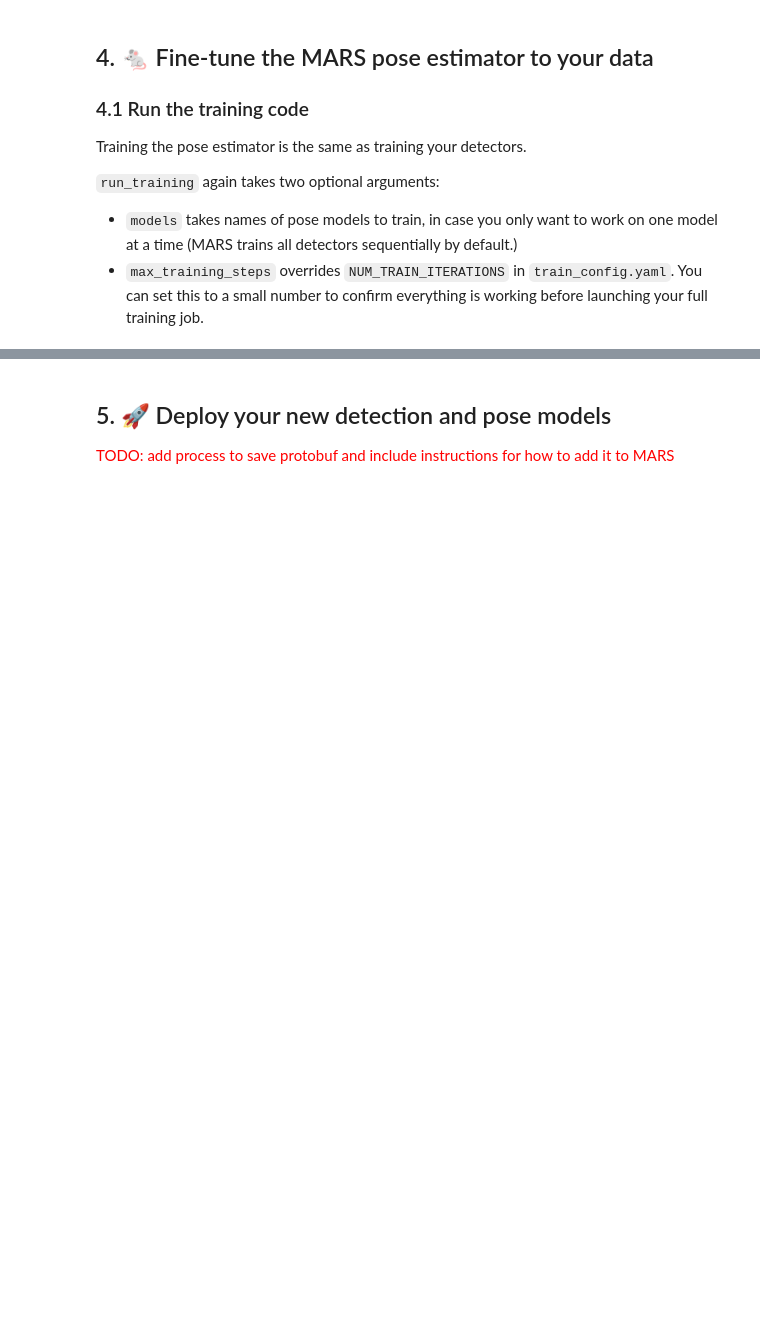
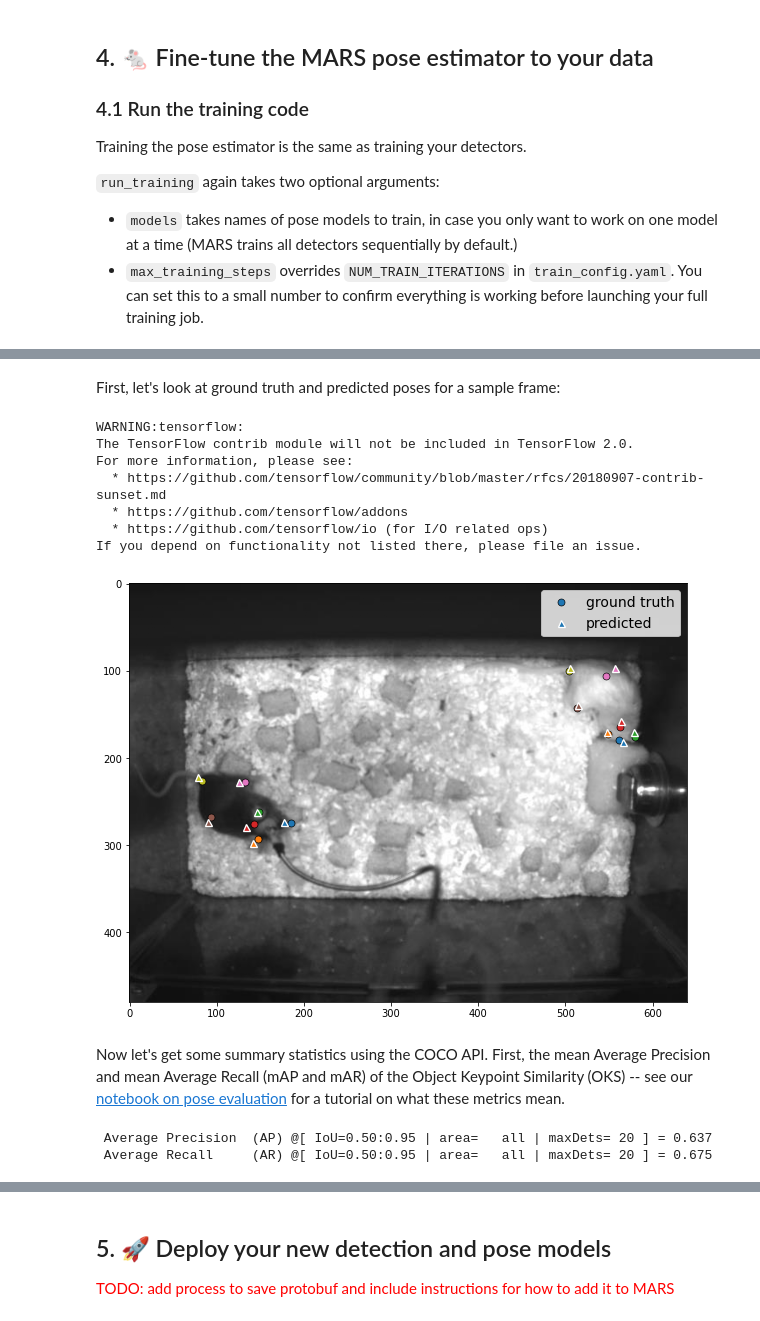
Before and after one commit to neuroethology/MARS_Developer, a Jupyter notebook: MARS_tutorial.ipynb, the cells around one changed output, grey strips where cells are left out. Drawn from its saved outputs; the diff is of its cells as text; code cells hidden in the pictures; blank space fills up the shorter version.

```diff
--- a/MARS_tutorial.ipynb
+++ b/MARS_tutorial.ipynb
@@ -190,0 +162,31 @@ Having chosen our best-performing checkpoint, we'll now create some plots of mod
+# %%
+from hourglass_pose import evaluation
+
+project_path = 'D:\my_project'
+evaluation.run_test(project_path)
+# %% [markdown]
+First, let's look at ground truth and predicted poses for a sample frame:
+# %%
+from hourglass_pose import evaluation
+
+project_path = 'D:\my_project'
+frame_num = 42
+
+evaluation.plot_frame(project_path, frame_num, markersize=7, figsize=[10,10])
+# %% [output]
+WARNING:tensorflow:
+The TensorFlow contrib module will not be included in TensorFlow 2.0.
+For more information, please see:
+  * https://github.com/tensorflow/community/blob/master/rfcs/20180907-contrib-sunset.md
+  * https://github.com/tensorflow/addons
+  * https://github.com/tensorflow/io (for I/O related ops)
+If you depend on functionality not listed there, please file an issue.
+[figure, added]
+# %% [markdown]
+Now let's get some summary statistics using the COCO API. First, the mean Average Precision and mean Average Recall (mAP and mAR) of the Object Keypoint Similarity (OKS) -- see our [notebook on pose evaluation](hourglass_pose/pose_evaluation_on_test_tfrecords.ipynb) for a tutorial on what these metrics mean.
+# %%
+performance = evaluation.coco_eval(project_path)
+performance['top']['all'].summarize()
+# %% [output]
+ Average Precision  (AP) @[ IoU=0.50:0.95 | area=   all | maxDets= 20 ] = 0.637
+ Average Recall     (AR) @[ IoU=0.50:0.95 | area=   all | maxDets= 20 ] = 0.675
```
Also changed, not shown: parts of 17 cells of this notebook, 11 other files.
